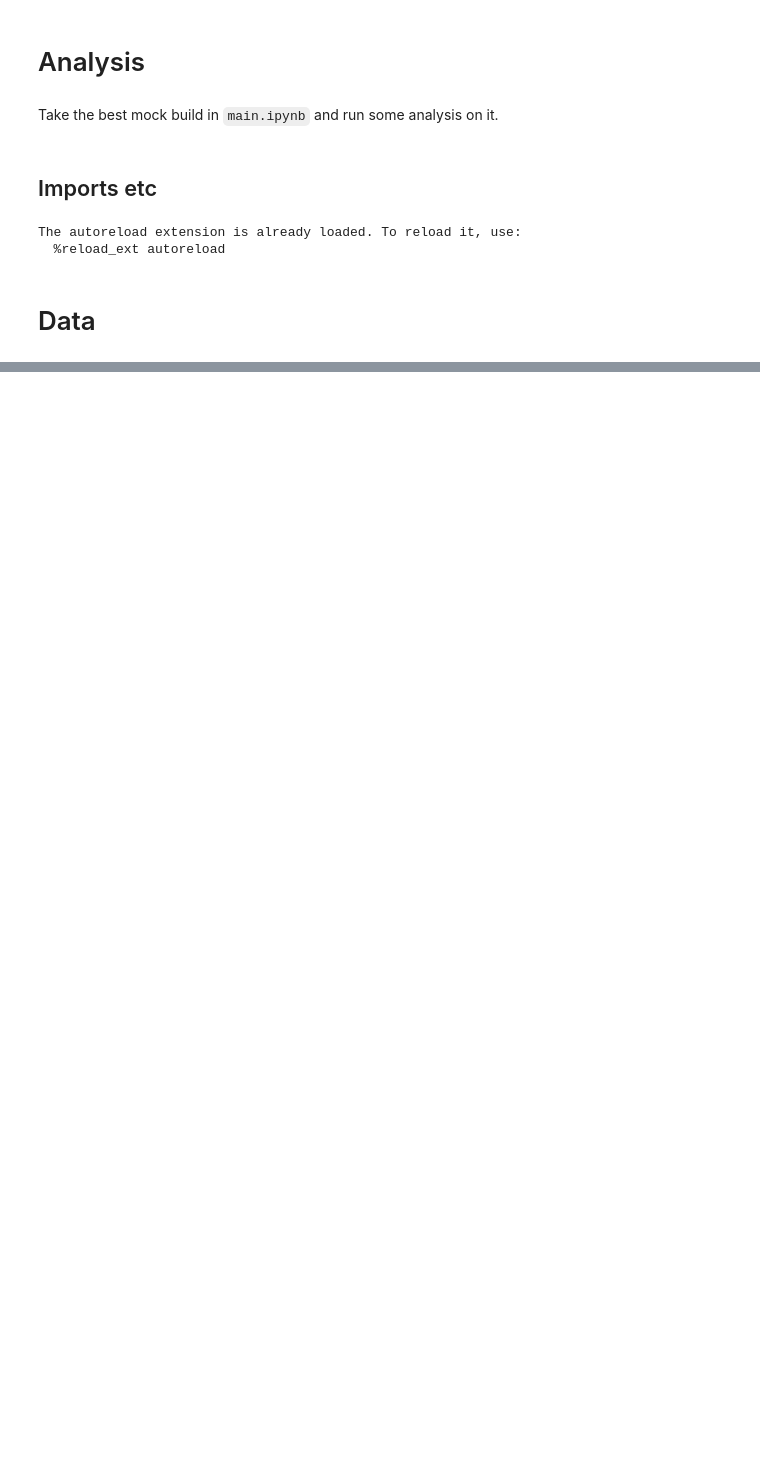
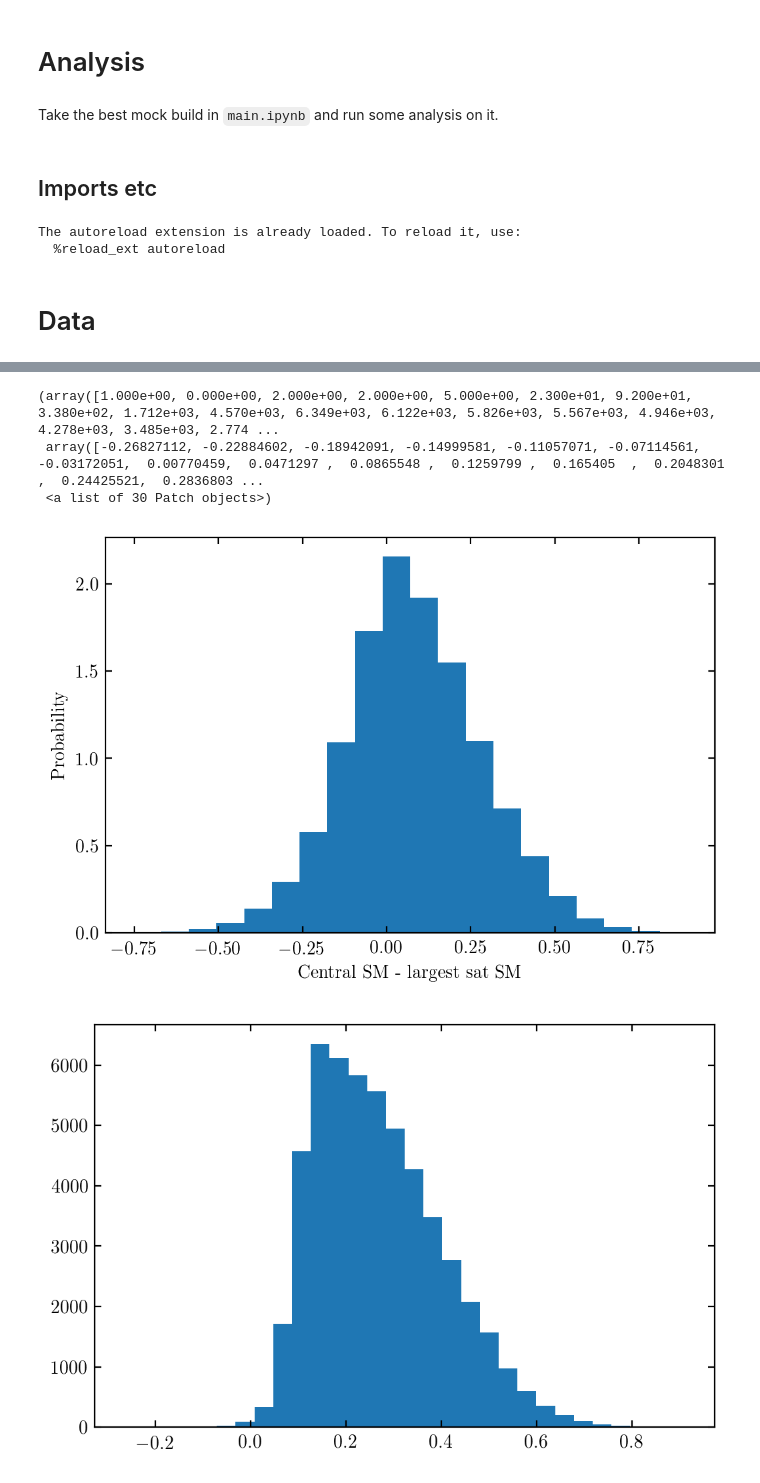
Before and after one commit to gsallabe/thesis_satellite_fraction, a Jupyter notebook: cb/analysis.ipynb, the cells around one changed output, grey strips where cells are left out. Cells and saved outputs as stored; diff of their text form; code cells hidden in the pictures; blank space fills up the shorter version.

```diff
--- a/cb/analysis.ipynb
+++ b/cb/analysis.ipynb
@@ -32,0 +20,4 @@ ax.plot(bin_centers, counts)
+# %%
+sim_data = np.load("mock.npy")
+sim_data = sim_data[sim_data["stellar_mass"] > 10**11.3]
+sim_size = 1000
@@ -32,0 +26,14 @@ ax.plot(bin_centers, counts)
+# %%
+cens = sim_data[sim_data["upid"] == -1]
+sats = sim_data[sim_data["upid"] != -1]
+
+sats = np.sort(sats, order=["upid", "stellar_mass"])
+cens = np.sort(cens, order="id")
+# %%
+idx = np.searchsorted(sats["upid"], cens["id"], side="right") - 1
+# %%
+actual_match = (sats[idx]["upid"] == cens["id"]) # Ignore cases where there are no satellites. Common as we have a high mass cut
+
+idx = idx[actual_match]
+cens_with_sats = cens[actual_match]
+assert np.all(cens_with_sats["id"] == sats[idx]["upid"])
@@ -32,0 +54,15 @@ ax.plot(bin_centers, counts)
+# %%
+_, ax = plt.subplots()
+mag_gap = np.log10(cens_with_sats["stellar_mass"]) - np.log10(sats[idx]["stellar_mass"])
+ax.hist(mag_gap, bins=20, density=True)
+ax.set(ylabel="Probability", xlabel="Central SM - largest sat SM")
+
+_, ax = plt.subplots()
+vmax_gap = np.log10(cens_with_sats["Vmax@Mpeak"]) - np.log10(sats[idx]["Vmax@Mpeak"])
+ax.hist(vmax_gap, bins=30)
+# %% [output]
+(array([1.000e+00, 0.000e+00, 2.000e+00, 2.000e+00, 5.000e+00, 2.300e+01, 9.200e+01, 3.380e+02, 1.712e+03, 4.570e+03, 6.349e+03, 6.122e+03, 5.826e+03, 5.567e+03, 4.946e+03, 4.278e+03, 3.485e+03, 2.774 ...
+ array([-0.26827112, -0.22884602, -0.18942091, -0.14999581, -0.11057071, -0.07114561, -0.03172051,  0.00770459,  0.0471297 ,  0.0865548 ,  0.1259799 ,  0.165405  ,  0.2048301 ,  0.24425521,  0.2836803 ...
+ <a list of 30 Patch objects>)
+[figure, added]
+[figure, added]
```
Also changed, not shown: parts of 11 cells of this notebook, 5 other files.
